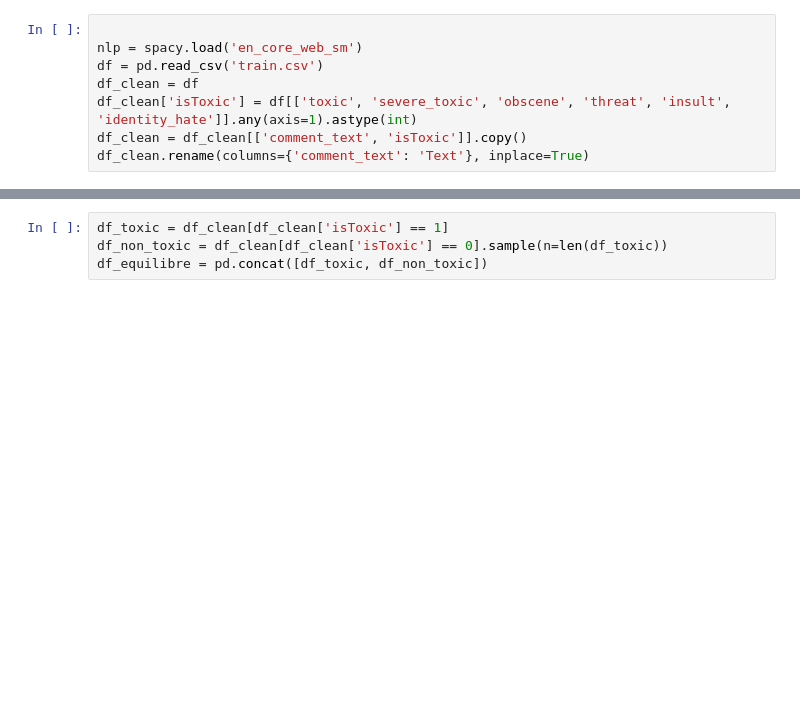
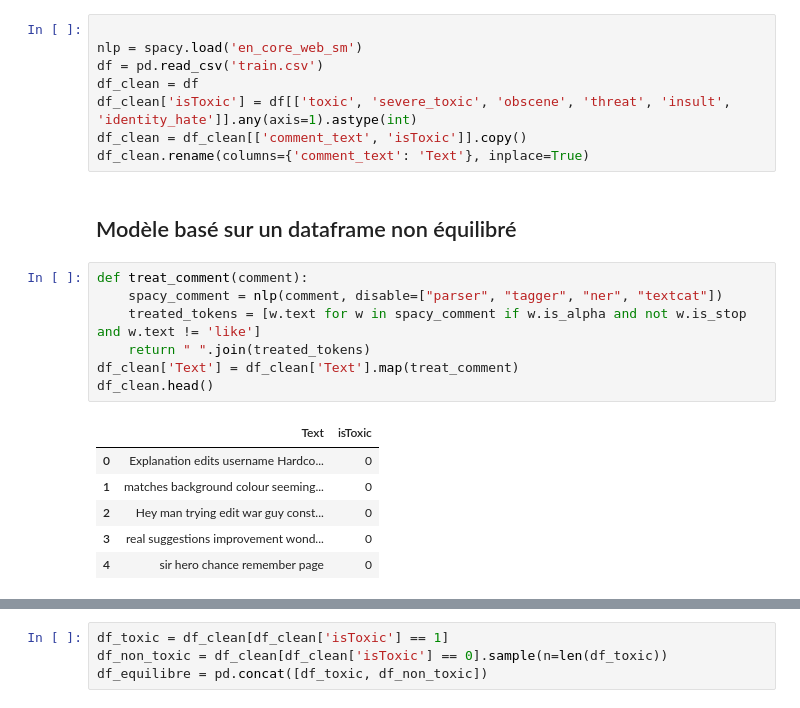
Before and after one commit to Romm1002/TP_Commentaires, a Jupyter notebook: Notebook.ipynb, the cells around one changed output, grey strips where cells are left out. Drawn from its saved outputs; the diff is of its cells as text; blank space fills up the shorter version.

```diff
--- a/Notebook.ipynb
+++ b/Notebook.ipynb
@@ -9,3 +16,19 @@ df_clean = df
 df_clean['isToxic'] = df[['toxic', 'severe_toxic', 'obscene', 'threat', 'insult', 'identity_hate']].any(axis=1).astype(int)
 df_clean = df_clean[['comment_text', 'isToxic']].copy()
 df_clean.rename(columns={'comment_text': 'Text'}, inplace=True)
+# %% [markdown]
+## Modèle basé sur un dataframe non équilibré
+# %%
+def treat_comment(comment):
+    spacy_comment = nlp(comment, disable=["parser", "tagger", "ner", "textcat"])
+    treated_tokens = [w.text for w in spacy_comment if w.is_alpha and not w.is_stop and w.text != 'like']
+    return " ".join(treated_tokens)
+df_clean['Text'] = df_clean['Text'].map(treat_comment)
+df_clean.head()
+# %% [output]
+|  | Text | isToxic |
+| 0 | Explanation edits username Hardco... | 0 |
+| 1 | matches background colour seeming... | 0 |
+| 2 | Hey man trying edit war guy const... | 0 |
+| 3 | real suggestions improvement wond... | 0 |
+| 4 | sir hero chance remember page | 0 |
```
Also changed, not shown: parts of 14 cells of this notebook, 2 other files.
